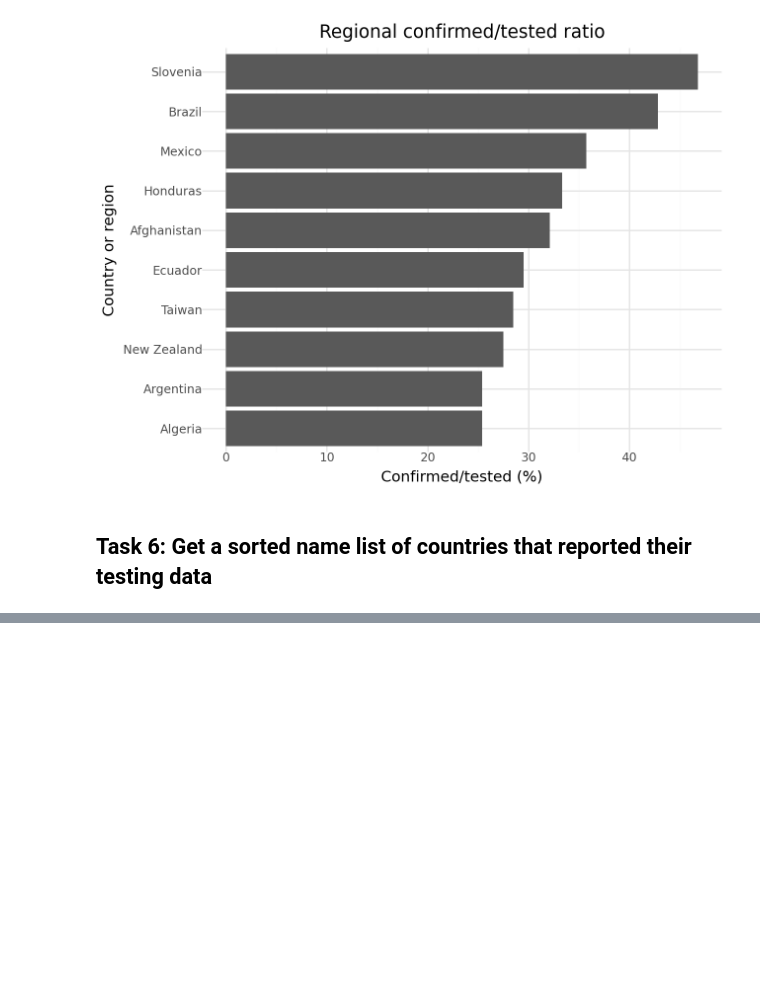
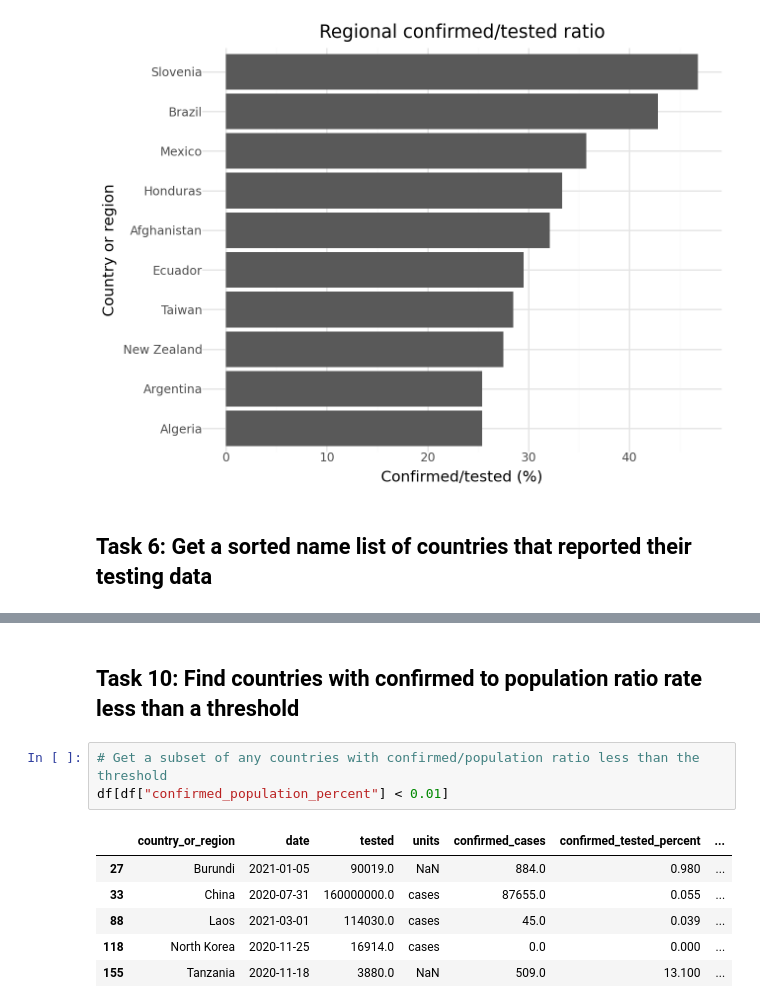
Before and after one commit to tros01/ibm_data_analyst, a Jupyter notebook: py_m5_covid-19_project.ipynb, the cells around one changed output, grey strips where cells are left out. Cells and saved outputs as stored; diff of their text form; blank space fills up the shorter version.

```diff
--- a/py_m5_covid-19_project.ipynb
+++ b/py_m5_covid-19_project.ipynb
@@ -174,0 +243,12 @@ gg_df1["country_or_region"] = pd.Categorical(
+# %% [markdown]
+## Task 10: Find countries with confirmed to population ratio rate less than a threshold
+# %%
+# Get a subset of any countries with confirmed/population ratio less than the threshold
+df[df["confirmed_population_percent"] < 0.01]
+# %% [output]
+|  | country_or_region | date | tested | units | confirmed_cases | confirmed_tested_percent | ... |
+| 27 | Burundi | 2021-01-05 | 90019.0 | NaN | 884.0 | 0.980 | ... |
+| 33 | China | 2020-07-31 | 160000000.0 | cases | 87655.0 | 0.055 | ... |
+| 88 | Laos | 2021-03-01 | 114030.0 | cases | 45.0 | 0.039 | ... |
+| 118 | North Korea | 2020-11-25 | 16914.0 | cases | 0.0 | 0.000 | ... |
+| 155 | Tanzania | 2020-11-18 | 3880.0 | NaN | 509.0 | 13.100 | ... |
```
Also changed, not shown: parts of 17 cells of this notebook.
